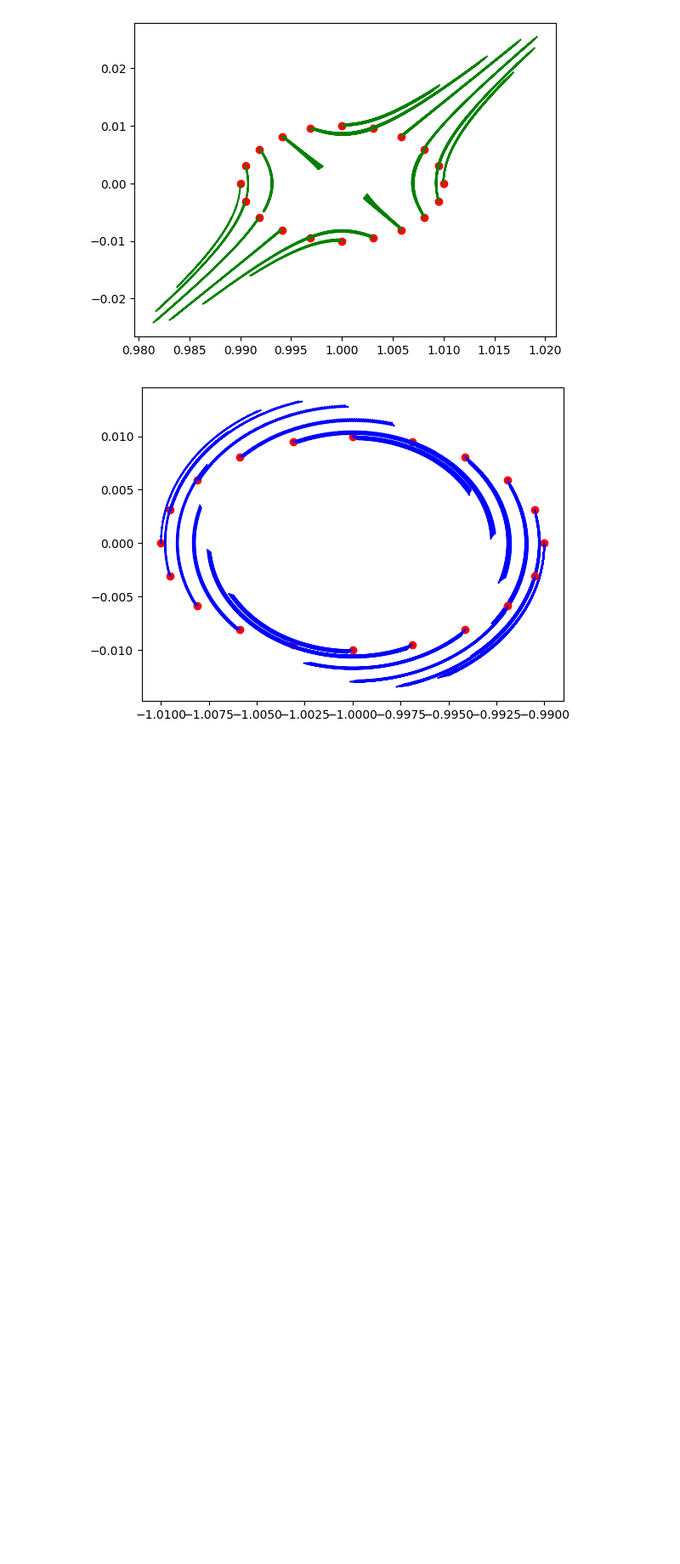
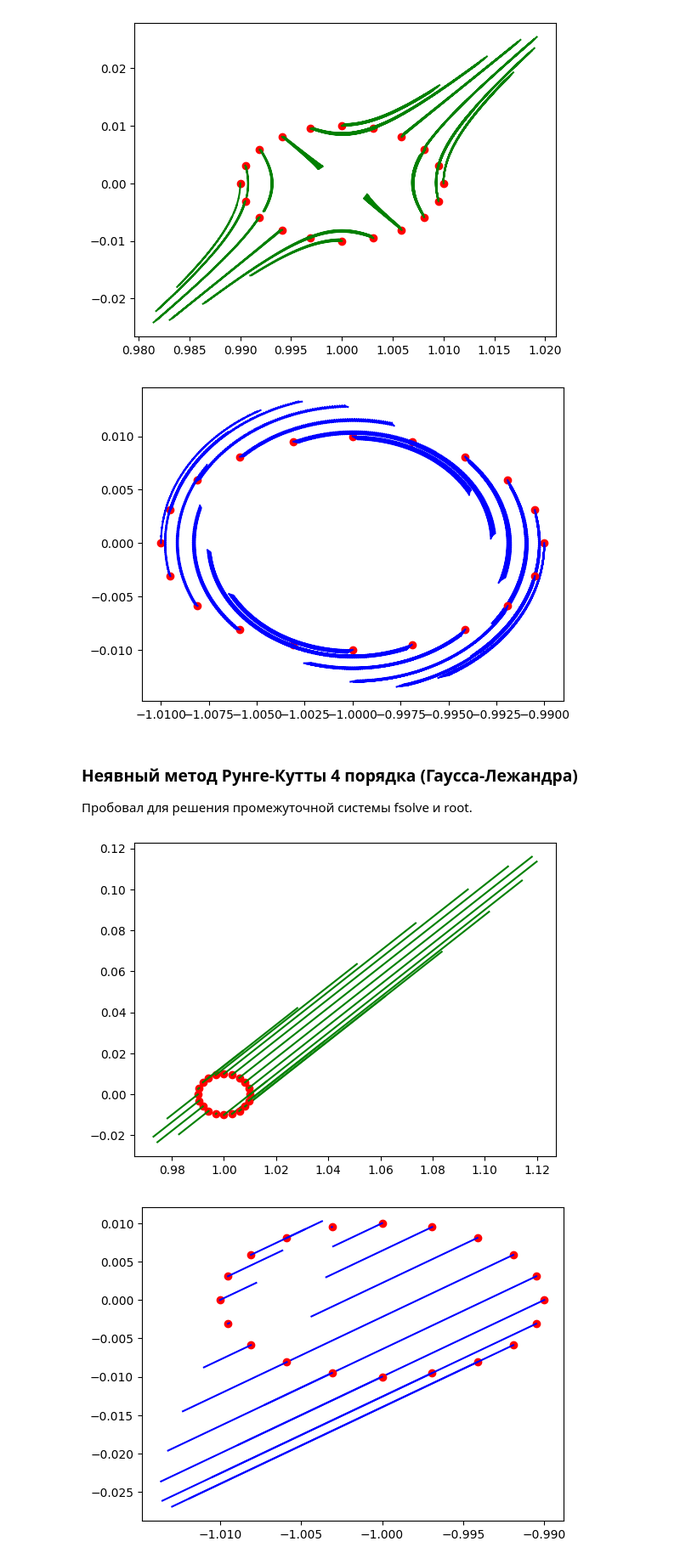
Before and after one commit to alexzhelyapov1/computational_mathematics, a Jupyter notebook: 2.ipynb, the cells around one changed output. Shown at 85% size. Cells and saved outputs as stored; diff of their text form; code cells hidden in the pictures; blank space fills up the shorter version.

```diff
--- a/2.ipynb
+++ b/2.ipynb
@@ -36,18 +58,3 @@ def runge_kutta_4(f1, f2, x0, y0, h, N):
         y_values.append(yi_next)
 
     return x_values, y_values
-
-
-R = 0.01
-
-for phi in np.arange(0, 2 * np.pi, np.pi * 0.1):
-    x_values, y_values = runge_kutta_4(x_f, y_f,  1 + R * np.cos(phi), R * np.sin(phi), 0.01, 100)
-    plt.plot(x_values[0], y_values[0], marker='o', color='red')
-    plt.plot(x_values, y_values, color='green')
-plt.show()
-
-for phi in np.arange(0, 2 * np.pi, np.pi * 0.1):
-    x_values, y_values = runge_kutta_4(x_f, y_f,  -1 + R * np.cos(phi), R * np.sin(phi), 0.01, 100)
-    plt.plot(x_values[0], y_values[0], marker='o', color='red')
-    plt.plot(x_values, y_values, color='blue')
-plt.show()
@@ -98,3 +104,46 @@ plt.show()
 # %% [output]
 [figure]
 [figure]
+# %% [markdown]
+### Неявный метод Рунге-Кутты 4 порядка (Гаусса-Лежандра)
+Пробовал для решения промежуточной системы fsolve и root.
+# %%
+def implicit_runge_kutta_4(f1, f2, x0, y0, h, N):
+    x_values = [x0]
+    y_values = [y0]
+
+    for i in range(N):
+        # Коэффициенты метода Гаусса-Лежандра
+        a = [[1/4, (1/4) - (np.sqrt(3)/6)], [(1/4) + (np.sqrt(3)/6), 1/4]]
+        b = [1/2, 1/2]
+        c = [(1/2) - (np.sqrt(3)/6), (1/2) + (np.sqrt(3)/6)]
+
+        # Решение системы уравнений для k1, k2
+        def equations(k):
+            k1, k2 = k
+            x1 = x_values[-1] + c[0] * h
+            y1 = y_values[-1] + a[0][0] * h * k1 + a[0][1] * h * k2
+            x2 = x_values[-1] + c[1] * h
+            y2 = y_values[-1] + a[1][0] * h * k1 + a[1][1] * h * k2
+            eq1 = k1 - f1(x1, y1)
+            eq2 = k2 - f2(x2, y2)
+            return [eq1, eq2]
+
+        k1, k2 = fsolve(equations, [0, 0])
+
+        # sol = root(equations, [0, 0])
+        # k1, k2 = sol.x
+
+        # Вычисление следующей точки
+        x_next = x_values[-1] + h * (b[0] * k1 + b[1] * k2)
+        y_next = y_values[-1] + h * (b[0] * k1 + b[1] * k2)
+
+        x_values.append(x_next)
+        y_values.append(y_next)
+
+    return x_values, y_values
+
+CustomDrow(implicit_runge_kutta_4, 0.01, 150)
+# %% [output]
+[figure, added]
+[figure, added]
```
Also changed, not shown: parts of 10 cells of this notebook.
